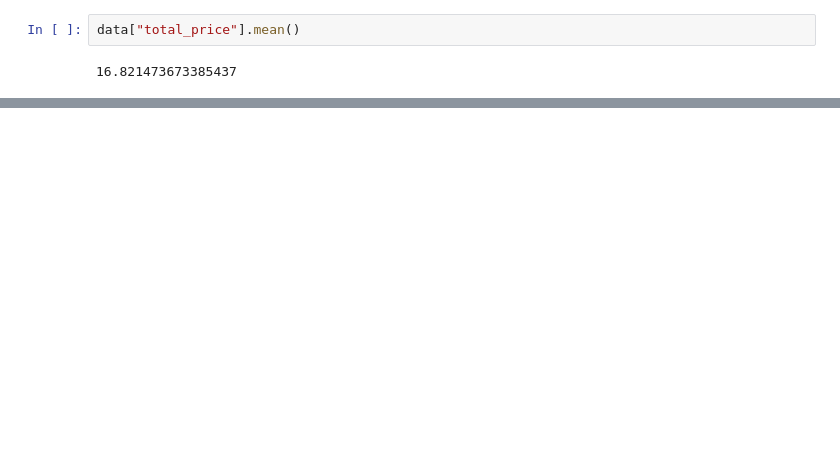
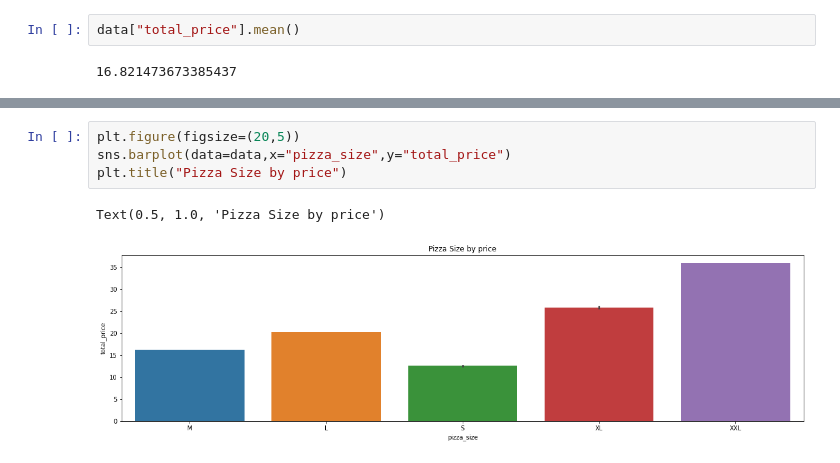
Before and after one commit to sahilr005/ml, a Jupyter notebook: pizza-sales-analysis.ipynb, the cells around one changed output, grey strips where cells are left out. Saved outputs shown, nothing was run; the diff lists cells and outputs as text; blank space fills up the shorter version.

```diff
--- a/pizza-sales-analysis.ipynb
+++ b/pizza-sales-analysis.ipynb
@@ -151,0 +200,7 @@ data["total_price"].mean()
+# %%
+plt.figure(figsize=(20,5))
+sns.barplot(data=data,x="pizza_size",y="total_price")
+plt.title("Pizza Size by price")
+# %% [output]
+Text(0.5, 1.0, 'Pizza Size by price')
+[figure, added]
```
Also changed, not shown: parts of 12 cells of this notebook.
